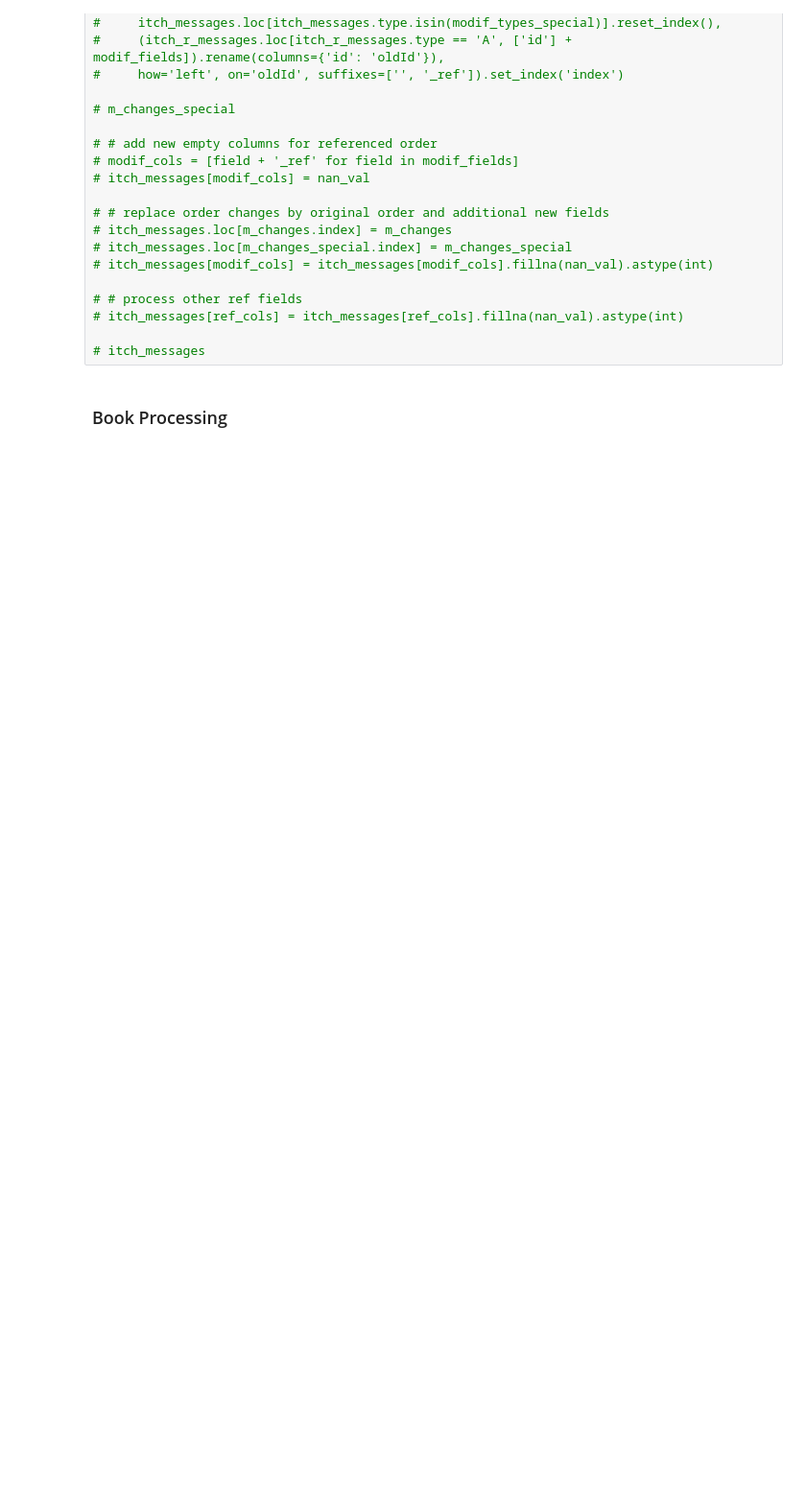
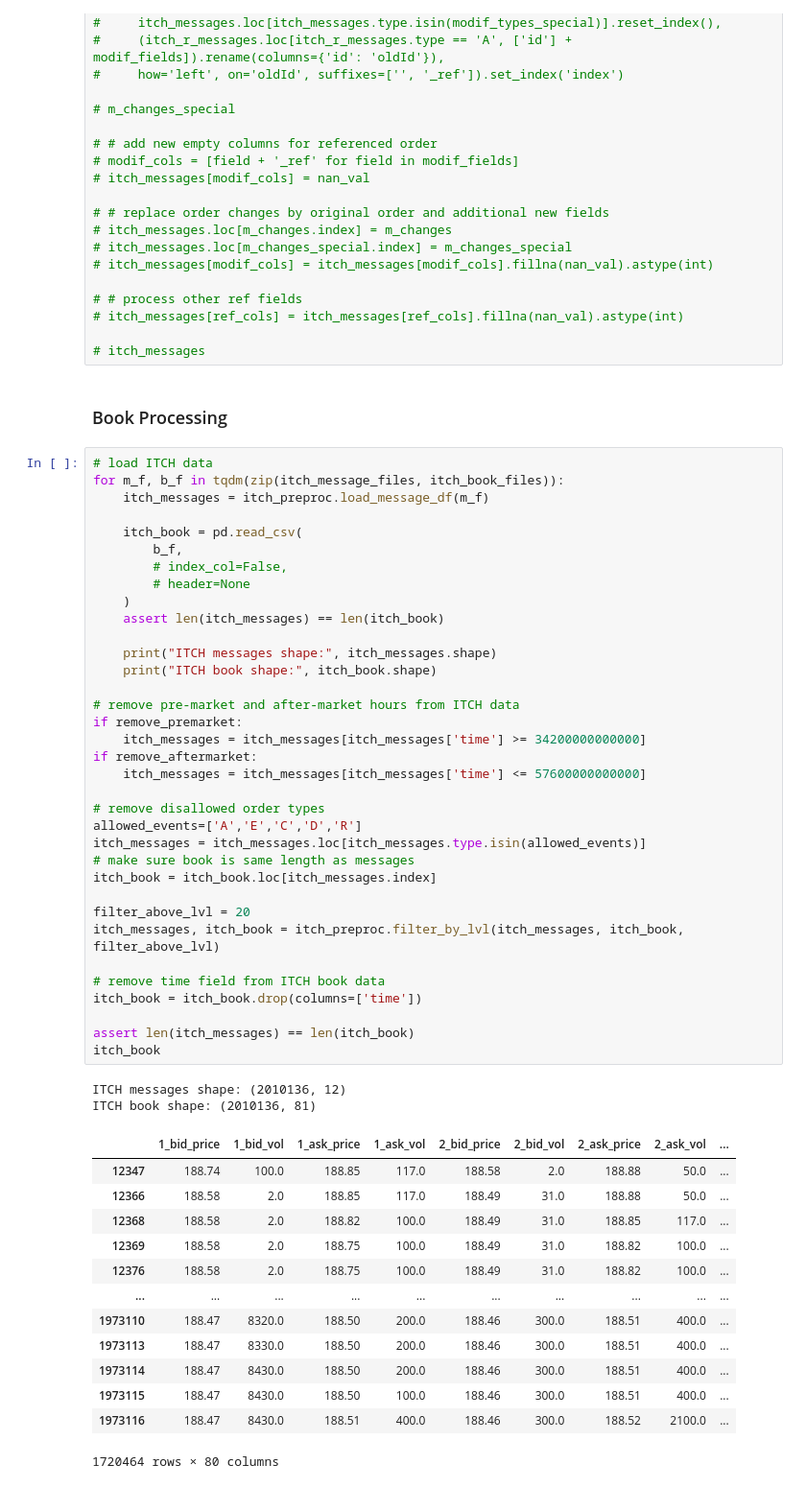
Before and after one commit to kingofguan/MarketGPT, a Jupyter notebook: notebooks/MarketSimT.ipynb, the cells around one changed output. Shown at 96% size. Saved outputs shown, nothing was run; the diff lists cells and outputs as text; blank space fills up the shorter version.

```diff
--- a/notebooks/MarketSimT.ipynb
+++ b/notebooks/MarketSimT.ipynb
@@ -410,3 +410,54 @@ array([[9449417, 'A', 0, ..., -9999, -9999, -9999],
 # itch_messages
 # %% [markdown]
 ### Book Processing
+# %%
+# load ITCH data
+for m_f, b_f in tqdm(zip(itch_message_files, itch_book_files)):
+    itch_messages = itch_preproc.load_message_df(m_f)
+
+    itch_book = pd.read_csv(
+        b_f,
+        # index_col=False,
+        # header=None
+    )
+    assert len(itch_messages) == len(itch_book)
+
+    print("ITCH messages shape:", itch_messages.shape)
+    print("ITCH book shape:", itch_book.shape)
+
+# remove pre-market and after-market hours from ITCH data
+if remove_premarket:
+    itch_messages = itch_messages[itch_messages['time'] >= 34200000000000]
+if remove_aftermarket:
+    itch_messages = itch_messages[itch_messages['time'] <= 57600000000000]
+
+# remove disallowed order types
+allowed_events=['A','E','C','D','R']
+itch_messages = itch_messages.loc[itch_messages.type.isin(allowed_events)]
+# make sure book is same length as messages
+itch_book = itch_book.loc[itch_messages.index]
+
+filter_above_lvl = 20
+itch_messages, itch_book = itch_preproc.filter_by_lvl(itch_messages, itch_book, filter_above_lvl)
+
+# remove time field from ITCH book data
+itch_book = itch_book.drop(columns=['time'])
+
+assert len(itch_messages) == len(itch_book)
+itch_book
+# %% [output]
+ITCH messages shape: (2010136, 12)
+ITCH book shape: (2010136, 81)
+|  | 1_bid_price | 1_bid_vol | 1_ask_price | 1_ask_vol | 2_bid_price | 2_bid_vol | 2_ask_price | 2_ask_vol | ... |
+| 12347 | 188.74 | 100.0 | 188.85 | 117.0 | 188.58 | 2.0 | 188.88 | 50.0 | ... |
+| 12366 | 188.58 | 2.0 | 188.85 | 117.0 | 188.49 | 31.0 | 188.88 | 50.0 | ... |
+| 12368 | 188.58 | 2.0 | 188.82 | 100.0 | 188.49 | 31.0 | 188.85 | 117.0 | ... |
+| 12369 | 188.58 | 2.0 | 188.75 | 100.0 | 188.49 | 31.0 | 188.82 | 100.0 | ... |
+| 12376 | 188.58 | 2.0 | 188.75 | 100.0 | 188.49 | 31.0 | 188.82 | 100.0 | ... |
+| ... | ... | ... | ... | ... | ... | ... | ... | ... | ... |
+| 1973110 | 188.47 | 8320.0 | 188.50 | 200.0 | 188.46 | 300.0 | 188.51 | 400.0 | ... |
+| 1973113 | 188.47 | 8330.0 | 188.50 | 200.0 | 188.46 | 300.0 | 188.51 | 400.0 | ... |
+| 1973114 | 188.47 | 8430.0 | 188.50 | 200.0 | 188.46 | 300.0 | 188.51 | 400.0 | ... |
+| 1973115 | 188.47 | 8430.0 | 188.50 | 100.0 | 188.46 | 300.0 | 188.51 | 400.0 | ... |
+| 1973116 | 188.47 | 8430.0 | 188.51 | 400.0 | 188.46 | 300.0 | 188.52 | 2100.0 | ... |
+1720464 rows × 80 columns
```
Also changed, not shown: parts of 7 cells of this notebook, 2 other files.
